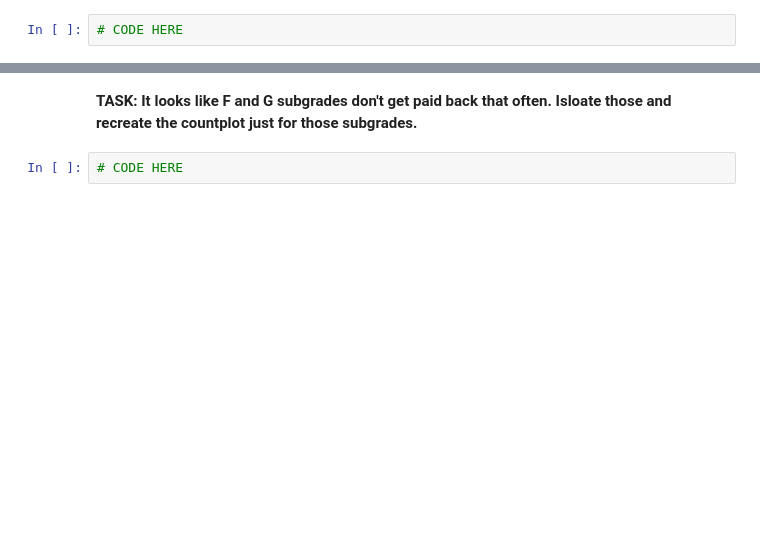
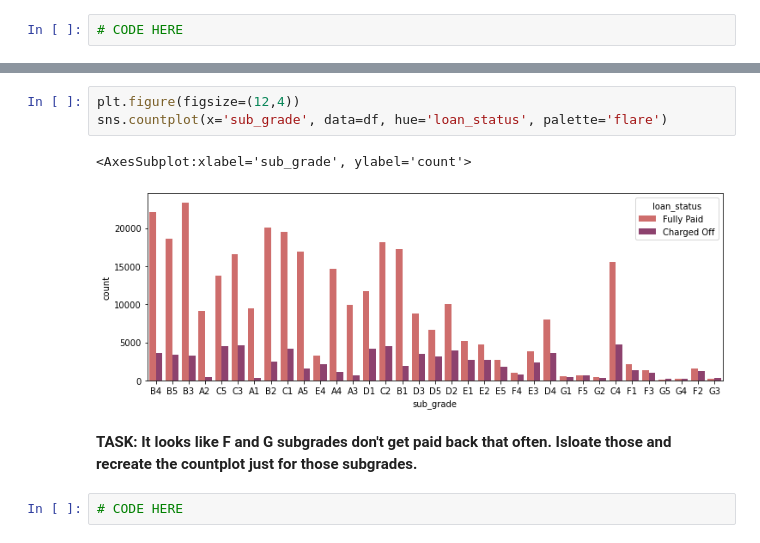
Before and after one commit to davidry777/LendingClub-Keras-Project, a Jupyter notebook: LendingClub-Keras-Project.ipynb, the cells around one changed output, grey strips where cells are left out. Drawn from its saved outputs; the diff is of its cells as text; blank space fills up the shorter version.

```diff
--- a/LendingClub-Keras-Project.ipynb
+++ b/LendingClub-Keras-Project.ipynb
@@ -385,3 +374,9 @@ df.groupby('loan_status')['loan_amnt'].describe()
+# %%
+plt.figure(figsize=(12,4))
+sns.countplot(x='sub_grade', data=df, hue='loan_status', palette='flare')
+# %% [output]
+<AxesSubplot:xlabel='sub_grade', ylabel='count'>
+[figure, added]
 # %% [markdown]
 **TASK: It looks like F and G subgrades don't get paid back that often. Isloate those and recreate the countplot just for those subgrades.**
 # %%
```
Also changed, not shown: parts of 11 cells of this notebook.
